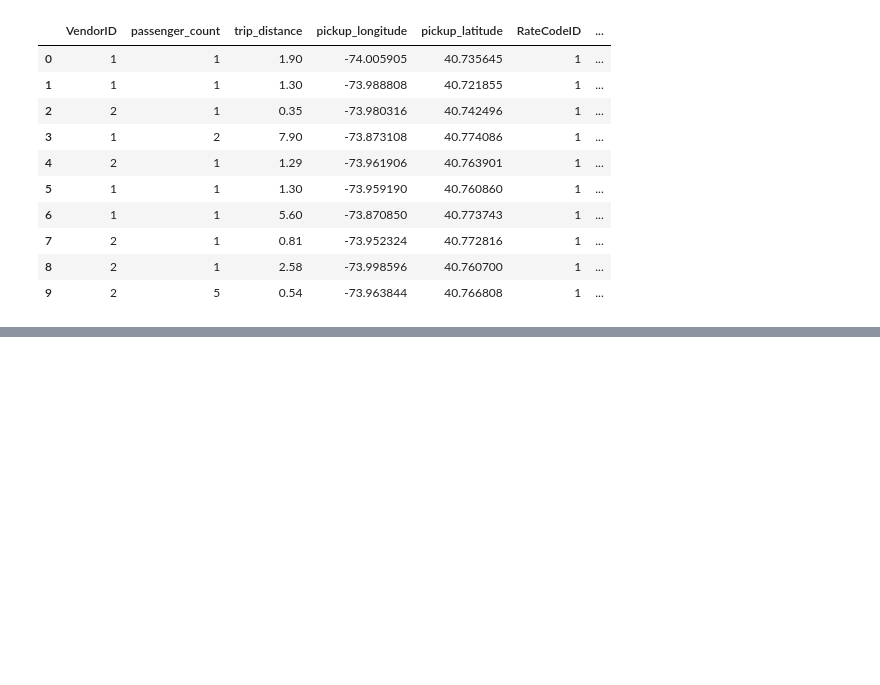
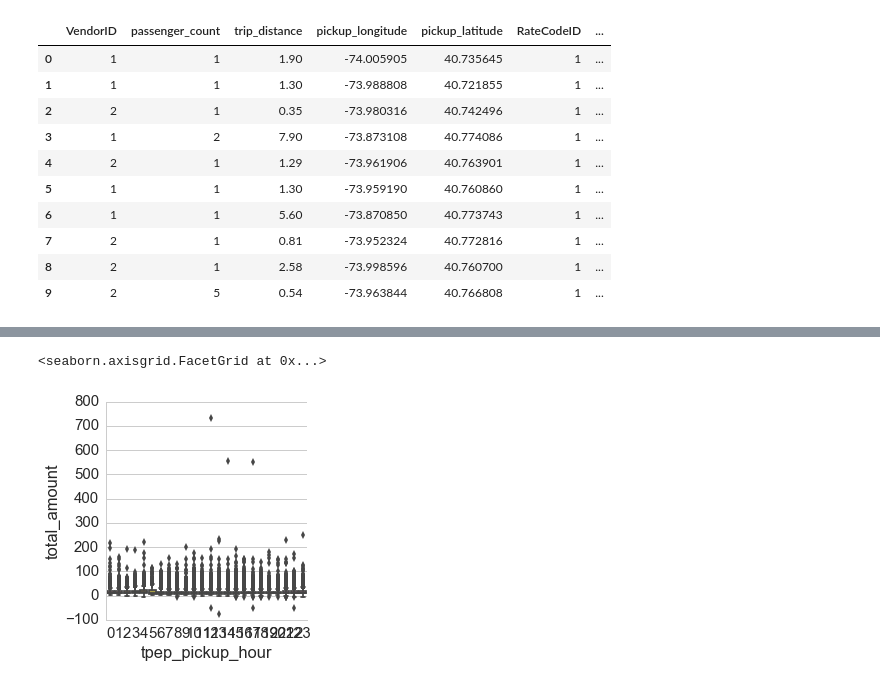
Before and after one commit to rajashreebaradur/DataScienceGA_Final_Project, a Jupyter notebook: project-files/file_1.ipynb, the cells around one changed output, grey strips where cells are left out. Saved outputs shown, nothing was run; the diff lists cells and outputs as text; code cells hidden in the pictures; blank space fills up the shorter version.

```diff
--- a/project-files/file_1.ipynb
+++ b/project-files/file_1.ipynb
@@ -98,0 +140,9 @@ df.head(10)
+# %%
+sns.factorplot(
+    x='tpep_pickup_hour',
+    y='total_amount',
+    data=df,
+    kind='box')
+# %% [output]
+<seaborn.axisgrid.FacetGrid at 0x...>
+[figure, added]
```
Also changed, not shown: parts of 12 cells of this notebook.
